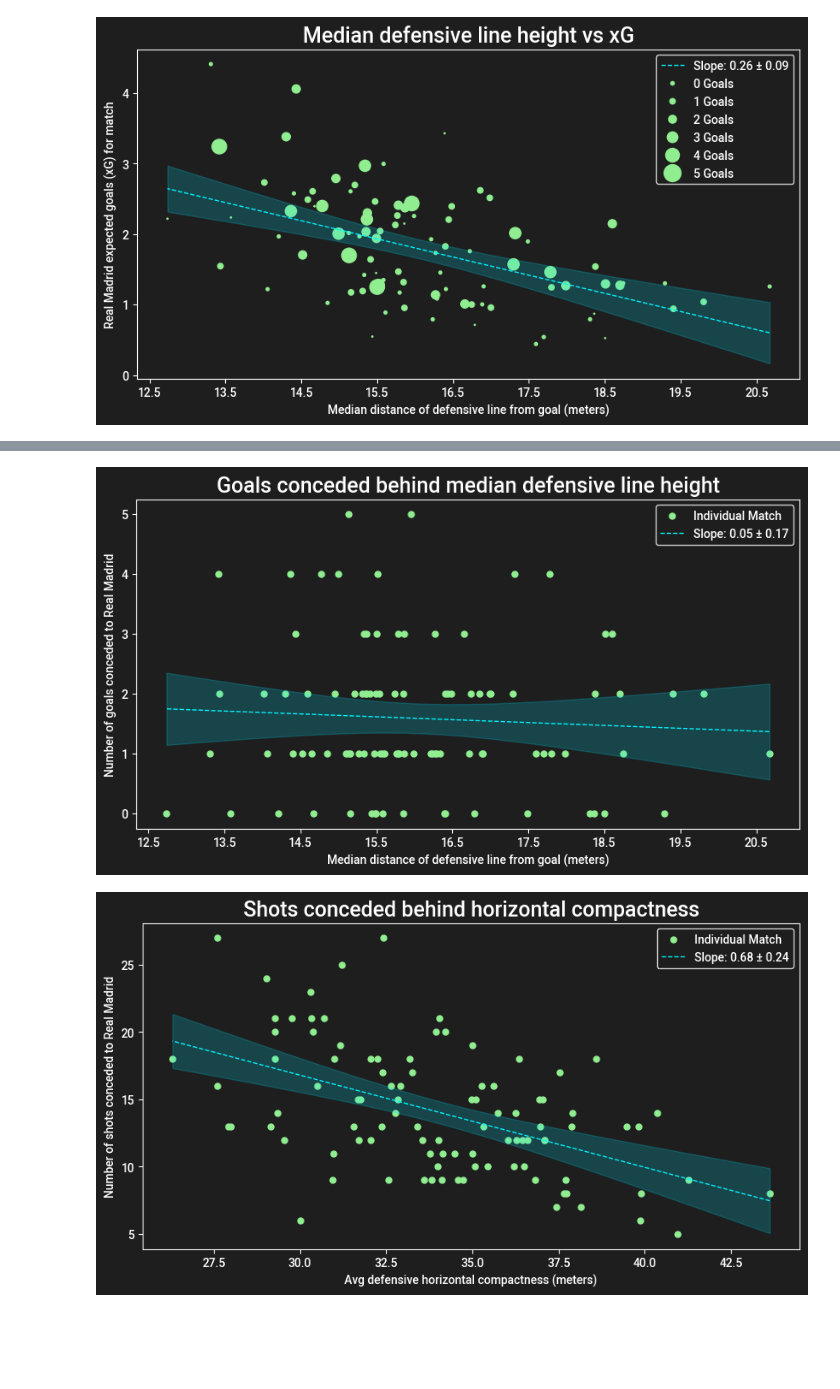
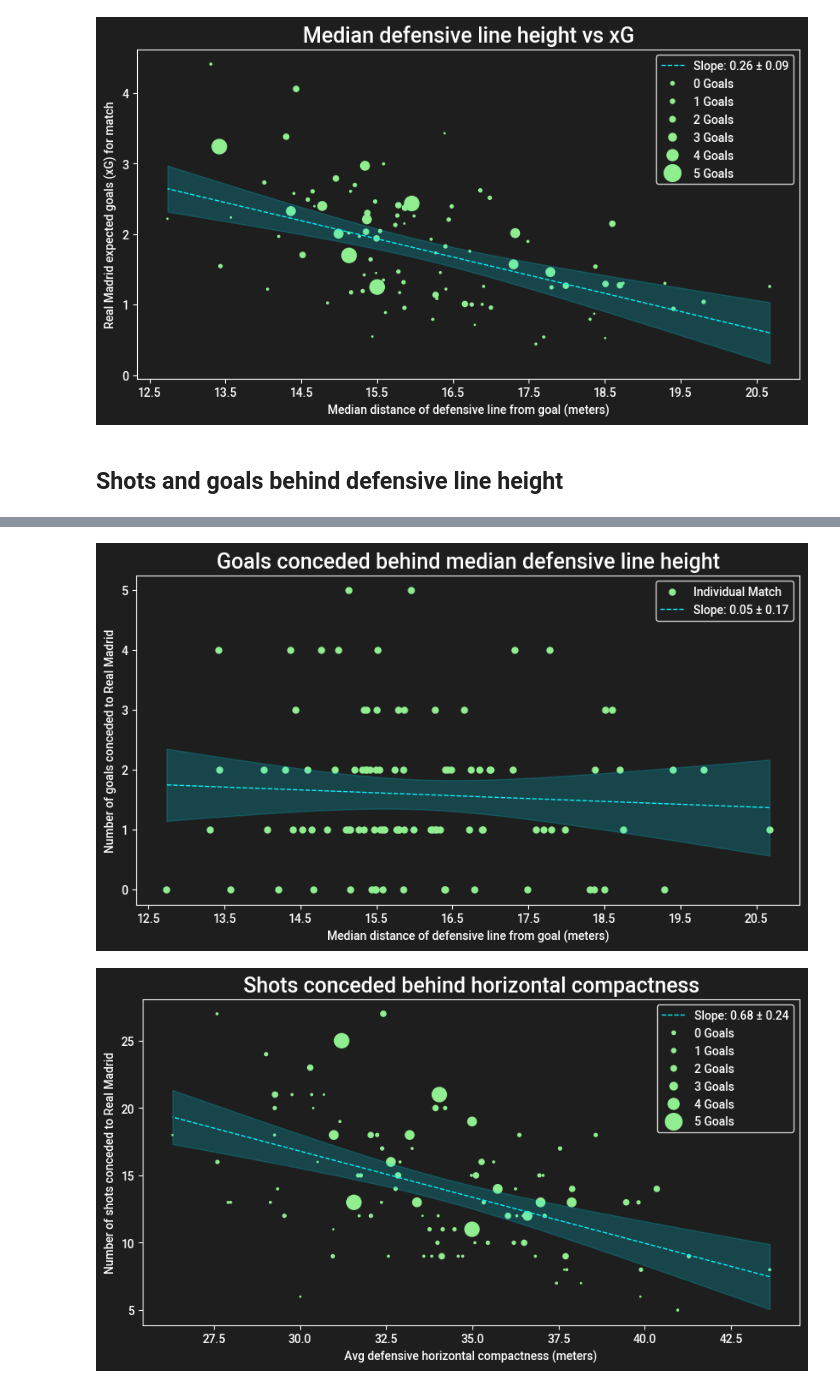
Before and after one commit to MattLowrieDS/soccermaticspro, a Jupyter notebook: project_3/project3_defense.ipynb, the cells around one changed output, grey strips where cells are left out. Saved outputs shown, nothing was run; the diff lists cells and outputs as text; code cells hidden in the pictures; blank space fills up the shorter version.

```diff
--- a/project_3/project3_defense.ipynb
+++ b/project_3/project3_defense.ipynb
@@ -267,14 +284,3 @@ print('Num data points:', len(data['match_id']))
 # %% [output]
 Missing dynamic data for match id 1274919!
 Num data points: 97
-# %%
-coords_df = oppo_def_frames_df.filter(pl.col('frame') == 123)
-frame_pitch = Pitch(pitch_type='skillcorner', pitch_width=68, pitch_length=105)
-fig, ax = frame_pitch.draw(figsize=(10/2, 7/2))
-ax.scatter(coords_df['x'], coords_df['y'])
-for x_val, y_val in zip(coords_df['x'].to_list(), coords_df['y'].to_list()):
-  ax.annotate(f"{x_val:.2f}", (x_val, y_val), textcoords="offset points", xytext=(5,5), ha='left', fontsize=9)
-ax.scatter(
-  ball_coords_df.filter(pl.col('frame') == 123)['x'],
-  ball_coords_df.filter(pl.col('frame') == 123)['y'],
-)
@@ -572,6 +593,8 @@ plot_line_height(
 [figure]
 [figure]
 [figure]
+# %% [markdown]
+## Shots and goals behind defensive line height
 # %%
 plot_line_height(
   data_df['def_median'].to_numpy(),
@@ -579,7 +602,7 @@ plot_line_height(
   title='Shots conceded behind median defensive line height',
   x_label='Median distance of defensive line from goal (meters)',
   y_label='Number of shots conceded to Real Madrid',
-  # point_sizes=((data_df['rma_goals'] + 1).pow(2.8)).to_list(),
+  point_sizes=(data_df['rma_goals'].exp()).to_list(),
   # match_ids=data_df['match_id'].to_list(),
 )
 
@@ -589,7 +612,6 @@ plot_line_height(
   title='Goals conceded behind median defensive line height',
   x_label='Median distance of defensive line from goal (meters)',
   y_label='Number of goals conceded to Real Madrid',
-  # point_sizes=((data_df['rma_goals'] + 1).pow(2.8)).to_list(),
   # match_ids=data_df['match_id'].to_list(),
 )
 
@@ -599,7 +621,7 @@ plot_line_height(
   title='Shots conceded behind horizontal compactness',
   x_label='Avg defensive horizontal compactness (meters)',
   y_label='Number of shots conceded to Real Madrid',
-  # point_sizes=((data_df['rma_goals'] + 1).pow(2.8)).to_list(),
+  point_sizes=(data_df['rma_goals'].exp()).to_list(),
   # match_ids=data_df['match_id'].to_list(),
 )
 # %% [output]
@@ -607,2 +629,2 @@ plot_line_height(
 [figure]
-[figure, old version]
+[figure, new version]
```
Also changed, not shown: parts of 36 cells of this notebook.
